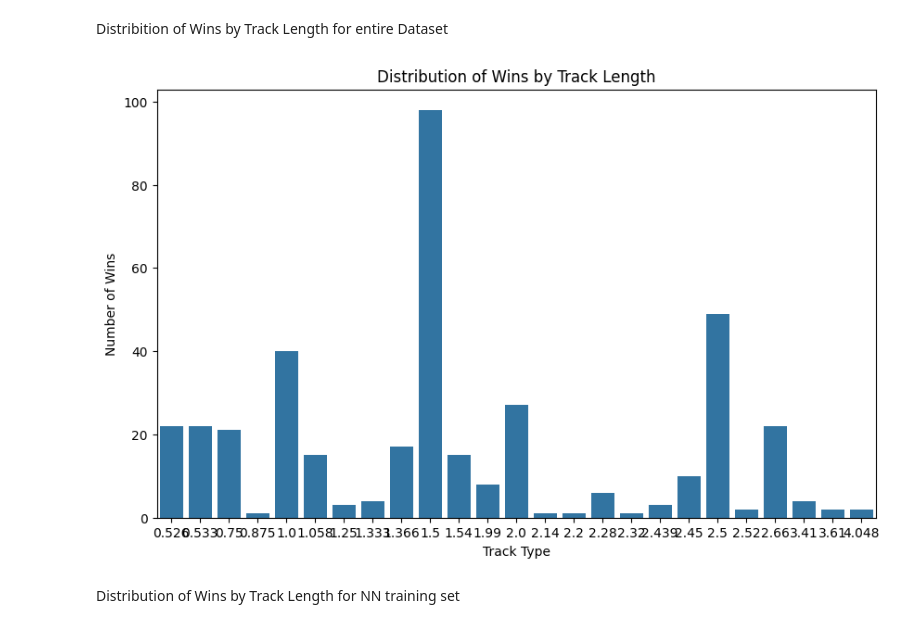
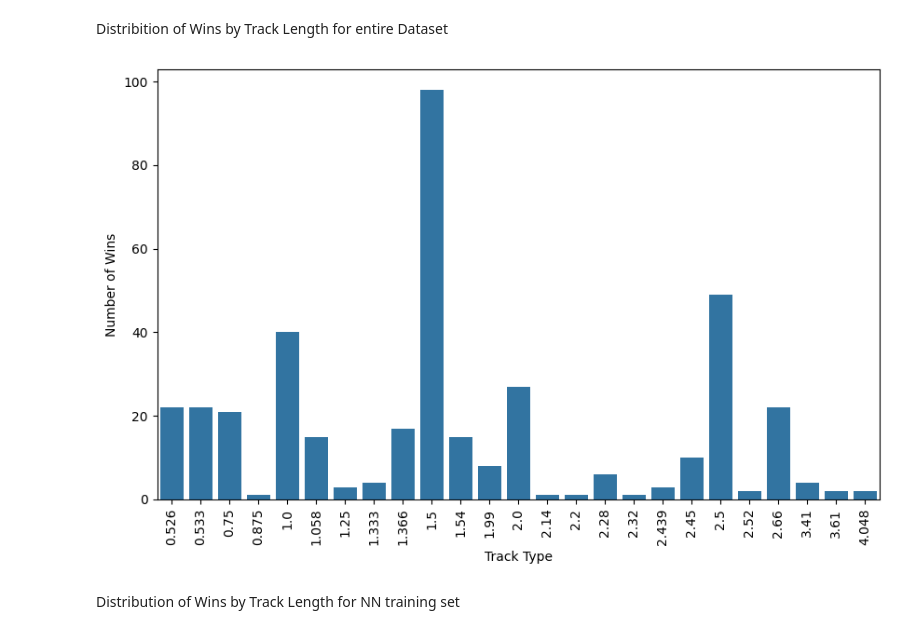
Before and after one commit to ermunroe/DS480Project, a Jupyter notebook: descriptiveVis.ipynb, the cells around one changed output. Drawn from its saved outputs; the diff is of its cells as text; code cells hidden in the pictures.

```diff
--- a/descriptiveVis.ipynb
+++ b/descriptiveVis.ipynb
@@ -52,15 +51,16 @@ Distribition of Wins by Track Length for entire Dataset
 # %%
 wins_by_track_length = df[df['finish_position'] == 1].groupby('race_lap_len').size().reset_index(name='wins')
 
 # Plot the data
 plt.figure(figsize=(10, 6))
 sns.barplot(x='race_lap_len', y='wins', data=wins_by_track_length)
-plt.title('Distribution of Wins by Track Length')
 plt.xlabel('Track Type')
 plt.ylabel('Number of Wins')
+plt.xticks(rotation=90)
+plt.savefig('wins_by_trackLength.png')
 plt.show()
 # %% [output]
-[figure, old version]
+[figure, new version]
 # %% [markdown]
 Distribution of Wins by Track Length for NN training set
 # %%
```
Also changed, not shown: parts of 5 cells of this notebook, 6 other files.
